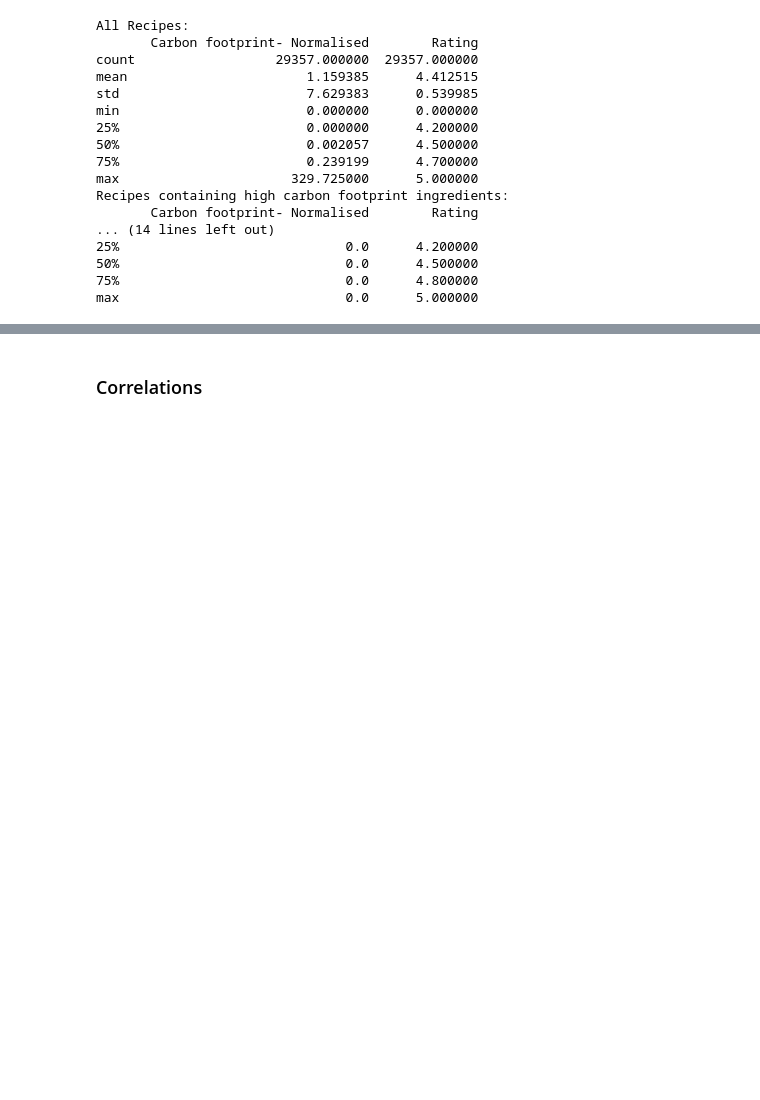
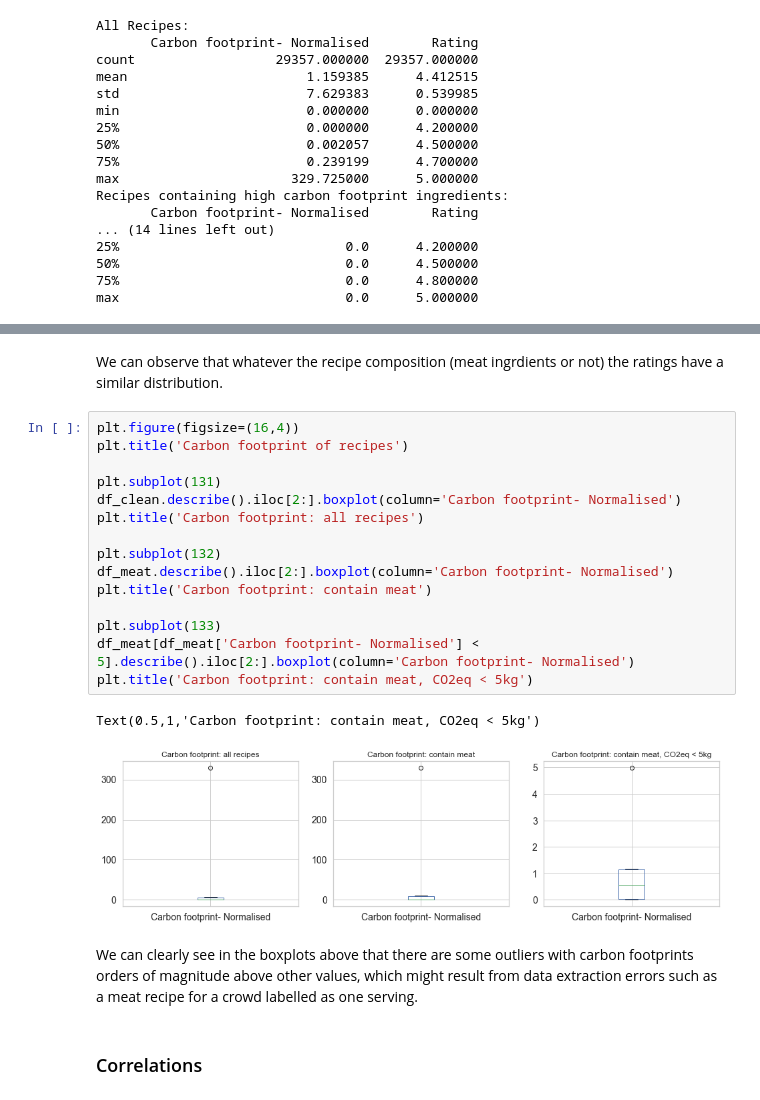
Before and after one commit to chloerDXN/lovelace-project, a Jupyter notebook: data_analysis_notebook.ipynb, the cells around one changed output, grey strips where cells are left out. Cells and saved outputs as stored; diff of their text form; blank space fills up the shorter version.

```diff
--- a/data_analysis_notebook.ipynb
+++ b/data_analysis_notebook.ipynb
@@ -127,3 +138,25 @@ max                             0.0      5.000000
+# %% [markdown]
+We can observe that whatever the recipe composition (meat ingrdients or not) the ratings have a similar distribution.
+# %%
+plt.figure(figsize=(16,4))
+plt.title('Carbon footprint of recipes')
+
+plt.subplot(131)
+df_clean.describe().iloc[2:].boxplot(column='Carbon footprint- Normalised')
+plt.title('Carbon footprint: all recipes')
+
+plt.subplot(132)
+df_meat.describe().iloc[2:].boxplot(column='Carbon footprint- Normalised')
+plt.title('Carbon footprint: contain meat')
+
+plt.subplot(133)
+df_meat[df_meat['Carbon footprint- Normalised'] < 5].describe().iloc[2:].boxplot(column='Carbon footprint- Normalised')
+plt.title('Carbon footprint: contain meat, CO2eq < 5kg')
+# %% [output]
+Text(0.5,1,'Carbon footprint: contain meat, CO2eq < 5kg')
+[figure, added]
+# %% [markdown]
+We can clearly see in the boxplots above that there are some outliers with carbon footprints orders of magnitude above other values, which might result from data extraction errors such as a meat recipe for a crowd labelled as one serving.
 # %% [markdown]
 ### Correlations
 # %%
```
Also changed, not shown: parts of 36 cells of this notebook.
